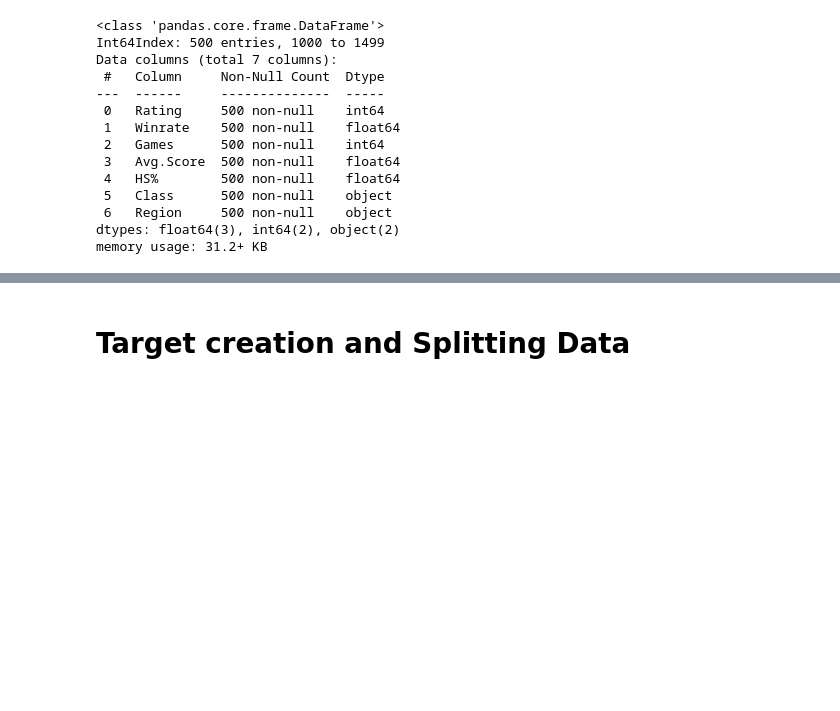
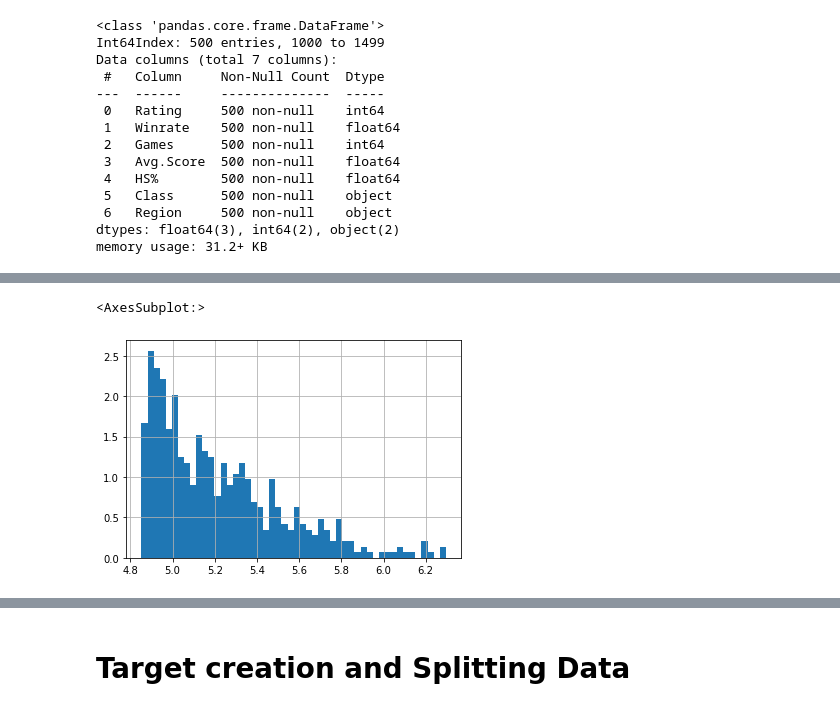
Before and after one commit to ericyeonpark/valorant-top500-analysis, a Jupyter notebook: notebooks/Valorant_Top_500_analysis.ipynb, the cells around one changed output, grey strips where cells are left out. Saved outputs shown, nothing was run; the diff lists cells and outputs as text; code cells hidden in the pictures; blank space fills up the shorter version.

```diff
--- a/notebooks/Valorant_Top_500_analysis.ipynb
+++ b/notebooks/Valorant_Top_500_analysis.ipynb
@@ -89,0 +99,5 @@ memory usage: 31.2+ KB
+# %%
+np.log(df['Rating']).hist(bins=50, density=True)
+# %% [output]
+<AxesSubplot:>
+[figure, added]
```
Also changed, not shown: parts of 16 cells of this notebook.
